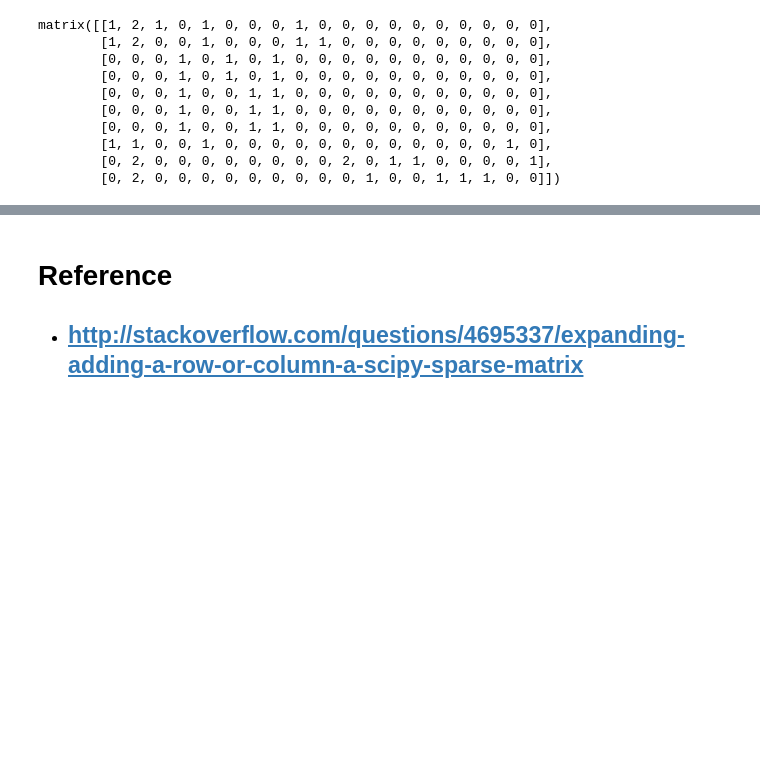
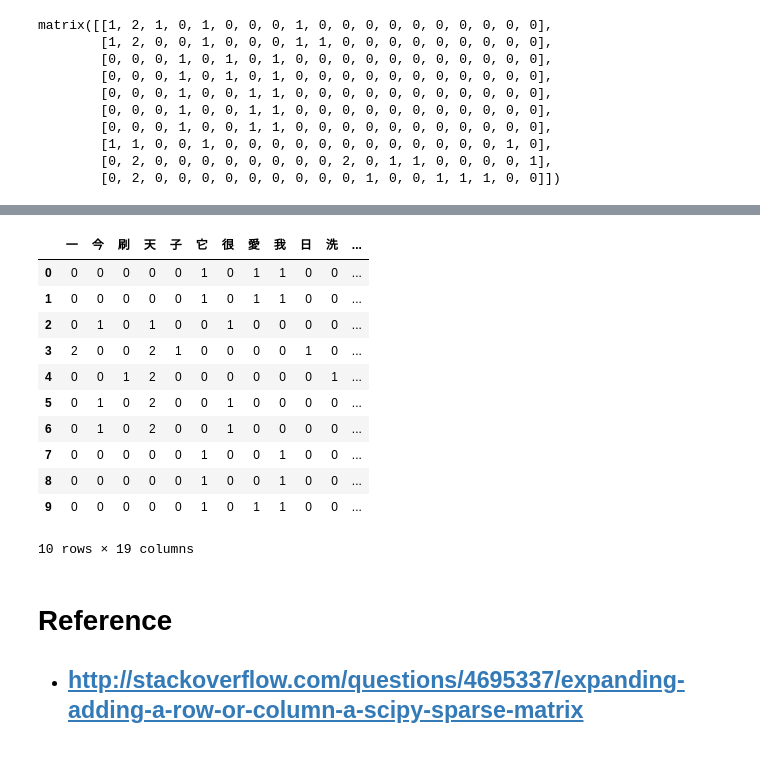
Before and after one commit to c3h3/PlaYnlp, a Jupyter notebook: dev_ipynbs/start_to_dev_sdf_append.ipynb, the cells around one changed output, grey strips where cells are left out. Saved outputs shown, nothing was run; the diff lists cells and outputs as text; code cells hidden in the pictures; blank space fills up the shorter version.

```diff
--- a/dev_ipynbs/start_to_dev_sdf_append.ipynb
+++ b/dev_ipynbs/start_to_dev_sdf_append.ipynb
@@ -312,4 +312,19 @@ sdf1.append_rows(sdf2).to_pandas_df
 10 rows × 19 columns
+# %%
+sdf2.append_rows(sdf1).to_pandas_df
+# %% [output]
+|  | 一 | 今 | 刷 | 天 | 子 | 它 | 很 | 愛 | 我 | 日 | 洗 | ... |
+| 0 | 0 | 0 | 0 | 0 | 0 | 1 | 0 | 1 | 1 | 0 | 0 | ... |
+| 1 | 0 | 0 | 0 | 0 | 0 | 1 | 0 | 1 | 1 | 0 | 0 | ... |
+| 2 | 0 | 1 | 0 | 1 | 0 | 0 | 1 | 0 | 0 | 0 | 0 | ... |
+| 3 | 2 | 0 | 0 | 2 | 1 | 0 | 0 | 0 | 0 | 1 | 0 | ... |
+| 4 | 0 | 0 | 1 | 2 | 0 | 0 | 0 | 0 | 0 | 0 | 1 | ... |
+| 5 | 0 | 1 | 0 | 2 | 0 | 0 | 1 | 0 | 0 | 0 | 0 | ... |
+| 6 | 0 | 1 | 0 | 2 | 0 | 0 | 1 | 0 | 0 | 0 | 0 | ... |
+| 7 | 0 | 0 | 0 | 0 | 0 | 1 | 0 | 0 | 1 | 0 | 0 | ... |
+| 8 | 0 | 0 | 0 | 0 | 0 | 1 | 0 | 0 | 1 | 0 | 0 | ... |
+| 9 | 0 | 0 | 0 | 0 | 0 | 1 | 0 | 1 | 1 | 0 | 0 | ... |
+10 rows × 19 columns
 # %% [markdown]
 # Reference
 
```
Also changed, not shown: parts of 2 cells of this notebook, 1 other file.
